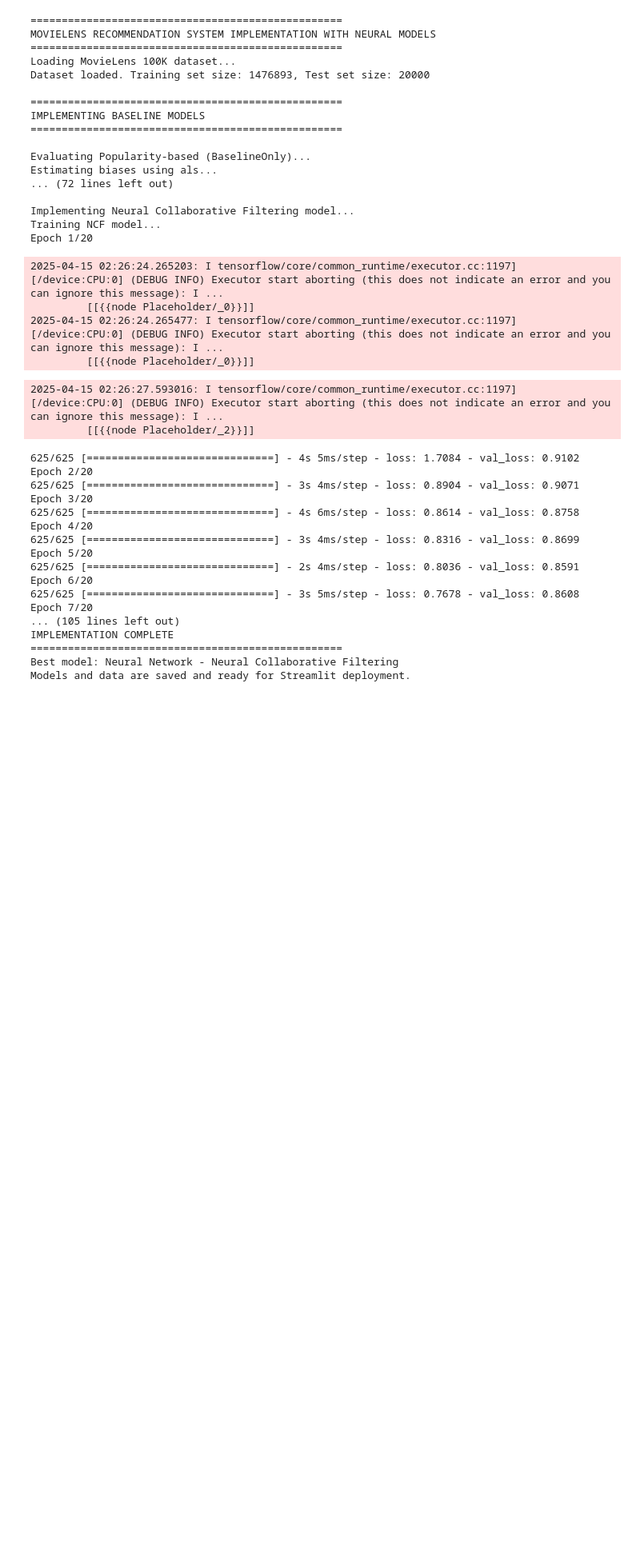
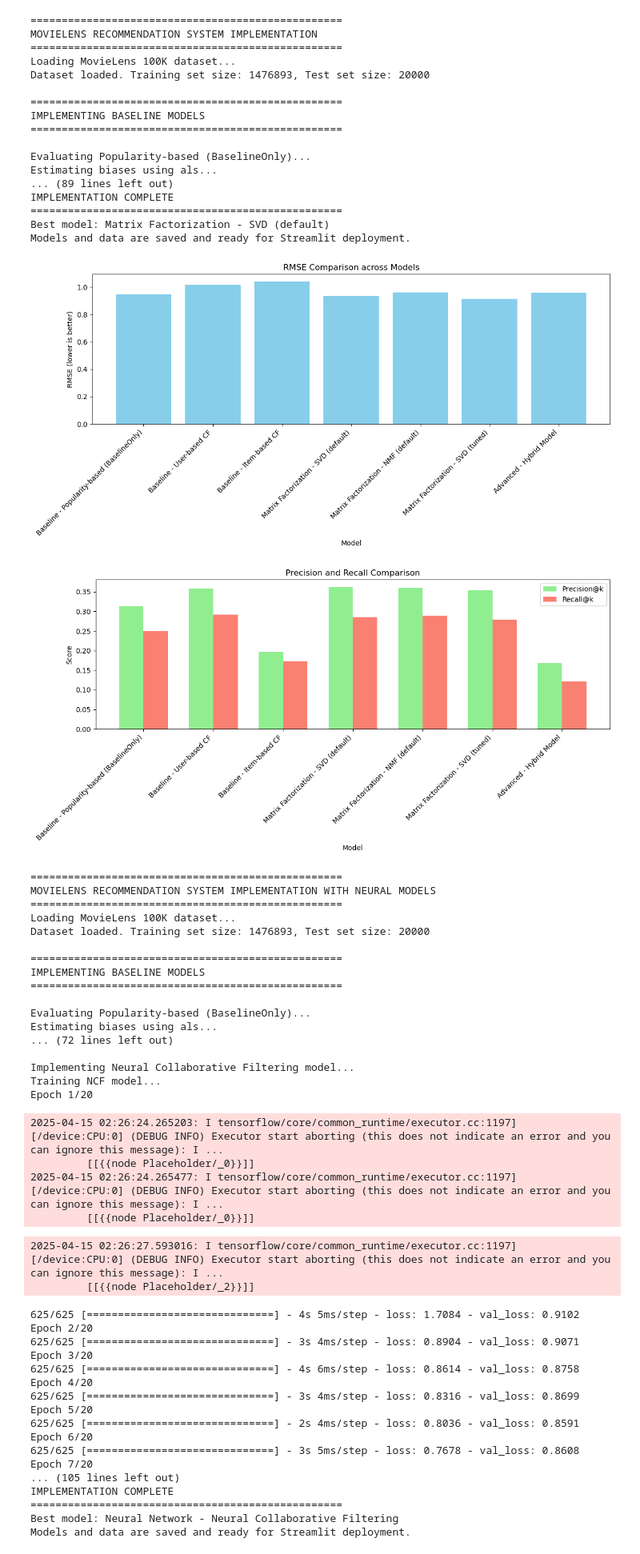
Before and after one commit to asif-mursalin/Selected-Topic, a Jupyter notebook: FINAL TRAIN.ipynb, the cells around one changed output. Shown at 80% size. Saved outputs shown, nothing was run; the diff lists cells and outputs as text; code cells hidden in the pictures; blank space fills up the shorter version.

```diff
--- a/FINAL TRAIN.ipynb
+++ b/FINAL TRAIN.ipynb
@@ -970,3 +1036,25 @@ def main_with_neural():
+# %%
+main()
+# %% [output]
+==================================================
+MOVIELENS RECOMMENDATION SYSTEM IMPLEMENTATION
+==================================================
+Loading MovieLens 100K dataset...
+Dataset loaded. Training set size: 1476893, Test set size: 20000
+
+==================================================
+IMPLEMENTING BASELINE MODELS
+==================================================
+
+Evaluating Popularity-based (BaselineOnly)...
+Estimating biases using als...
+... (89 lines left out)
+IMPLEMENTATION COMPLETE
+==================================================
+Best model: Matrix Factorization - SVD (default)
+Models and data are saved and ready for Streamlit deployment.
+[figure, added]
+[figure, added]
 # %%
 main_with_neural()
 # %% [output]
```
Also changed, not shown: parts of 1 cell of this notebook, 13 other files.
